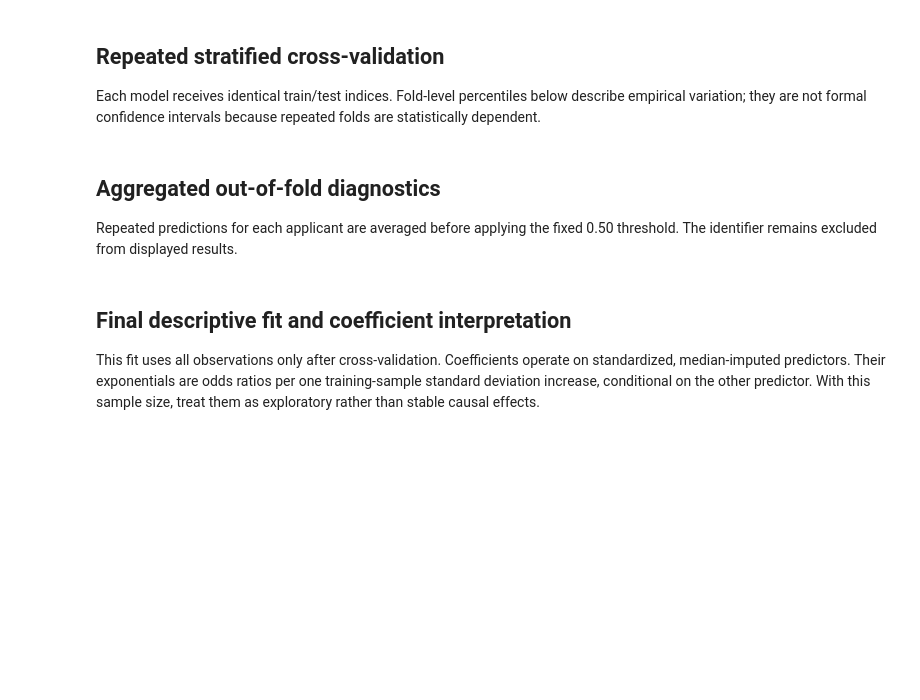
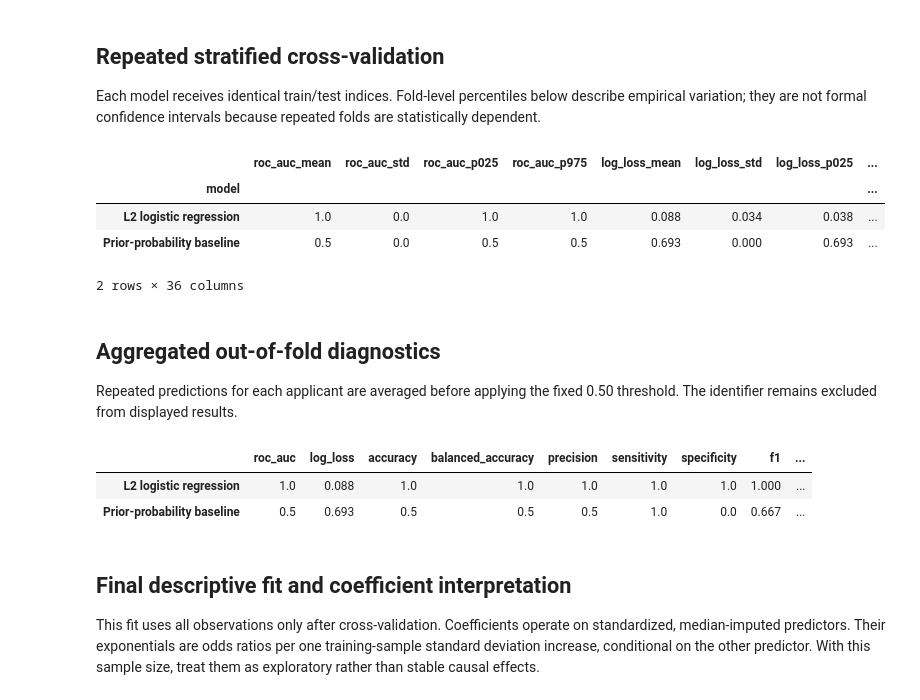
Before and after one commit to GradientOptimizer/VibeCodingTest_v2, a Jupyter notebook: credit_default_logistic_regression.ipynb, the cells around one changed output. Cells and saved outputs as stored; diff of their text form; code cells hidden in the pictures; blank space fills up the shorter version.

Commit message:
Logistic Regression Model

```diff
--- a/credit_default_logistic_regression.ipynb
+++ b/credit_default_logistic_regression.ipynb
@@ -163,9 +166,13 @@ def evaluate_repeated_cv(estimator, model_name, X, y, splits, threshold=0.50):
                 "fold": fold_number,
                 "roc_auc": roc_auc_score(y_test, probabilities),
                 "log_loss": log_loss(y_test, probabilities, labels=[0, 1]),
+                "accuracy": accuracy_score(y_test, predictions),
                 "balanced_accuracy": balanced_accuracy_score(y_test, predictions),
+                "precision": precision_score(y_test, predictions, pos_label=1, zero_division=0),
                 "sensitivity": recall_score(y_test, predictions, pos_label=1, zero_division=0),
                 "specificity": tn / (tn + fp) if (tn + fp) else np.nan,
+                "f1": f1_score(y_test, predictions, pos_label=1, zero_division=0),
+                "negative_predictive_value": tn / (tn + fn) if (tn + fn) else np.nan,
             }
         )
         probability_sum[test_index] += probabilities
@@ -185,17 +192,33 @@ baseline_folds, baseline_oof_probability = evaluate_repeated_cv(
 )
 fold_results = pd.concat([logistic_folds, baseline_folds], ignore_index=True)
 # %%
-metric_columns = ["roc_auc", "log_loss", "balanced_accuracy", "sensitivity", "specificity"]
+metric_columns = [
+    "roc_auc",
+    "log_loss",
+    "accuracy",
+    "balanced_accuracy",
+    "precision",
+    "sensitivity",
+    "specificity",
+    "f1",
+    "negative_predictive_value",
+]
 cv_summary = (
     fold_results.groupby("model")[metric_columns]
     .agg(["mean", "std", lambda values: values.quantile(0.025), lambda values: values.quantile(0.975)])
 )
 cv_summary.columns = [
     f"{metric}_{stat}"
     for metric, stat in cv_summary.columns.to_flat_index()
 ]
 cv_summary = cv_summary.rename(columns=lambda name: name.replace("<lambda_0>", "p025").replace("<lambda_1>", "p975"))
 display(cv_summary.round(3))
+# %% [output]
+|  | roc_auc_mean | roc_auc_std | roc_auc_p025 | roc_auc_p975 | log_loss_mean | log_loss_std | log_loss_p025 | ... |
+| model |  |  |  |  |  |  |  | ... |
+| L2 logistic regression | 1.0 | 0.0 | 1.0 | 1.0 | 0.088 | 0.034 | 0.038 | ... |
+| Prior-probability baseline | 0.5 | 0.0 | 0.5 | 0.5 | 0.693 | 0.000 | 0.693 | ... |
+2 rows × 36 columns
 # %% [markdown]
 ## Aggregated out-of-fold diagnostics
 
@@ -208,9 +231,13 @@ def aggregated_oof_metrics(y_true, probabilities, threshold=0.50):
         {
             "roc_auc": roc_auc_score(y_true, probabilities),
             "log_loss": log_loss(y_true, probabilities, labels=[0, 1]),
+            "accuracy": accuracy_score(y_true, predictions),
             "balanced_accuracy": balanced_accuracy_score(y_true, predictions),
+            "precision": precision_score(y_true, predictions, pos_label=1, zero_division=0),
             "sensitivity": recall_score(y_true, predictions, pos_label=1, zero_division=0),
             "specificity": tn / (tn + fp) if (tn + fp) else np.nan,
+            "f1": f1_score(y_true, predictions, pos_label=1, zero_division=0),
+            "negative_predictive_value": tn / (tn + fn) if (tn + fn) else np.nan,
             "true_negative": tn,
             "false_positive": fp,
             "false_negative": fn,
@@ -225,6 +252,10 @@ oof_comparison = pd.DataFrame(
     }
 ).T
 display(oof_comparison.round(3))
+# %% [output]
+|  | roc_auc | log_loss | accuracy | balanced_accuracy | precision | sensitivity | specificity | f1 | ... |
+| L2 logistic regression | 1.0 | 0.088 | 1.0 | 1.0 | 1.0 | 1.0 | 1.0 | 1.000 | ... |
+| Prior-probability baseline | 0.5 | 0.693 | 0.5 | 0.5 | 0.5 | 1.0 | 0.0 | 0.667 | ... |
 # %% [markdown]
 ## Final descriptive fit and coefficient interpretation
 
```
Also changed, not shown: parts of 2 cells of this notebook, 1 other file.
